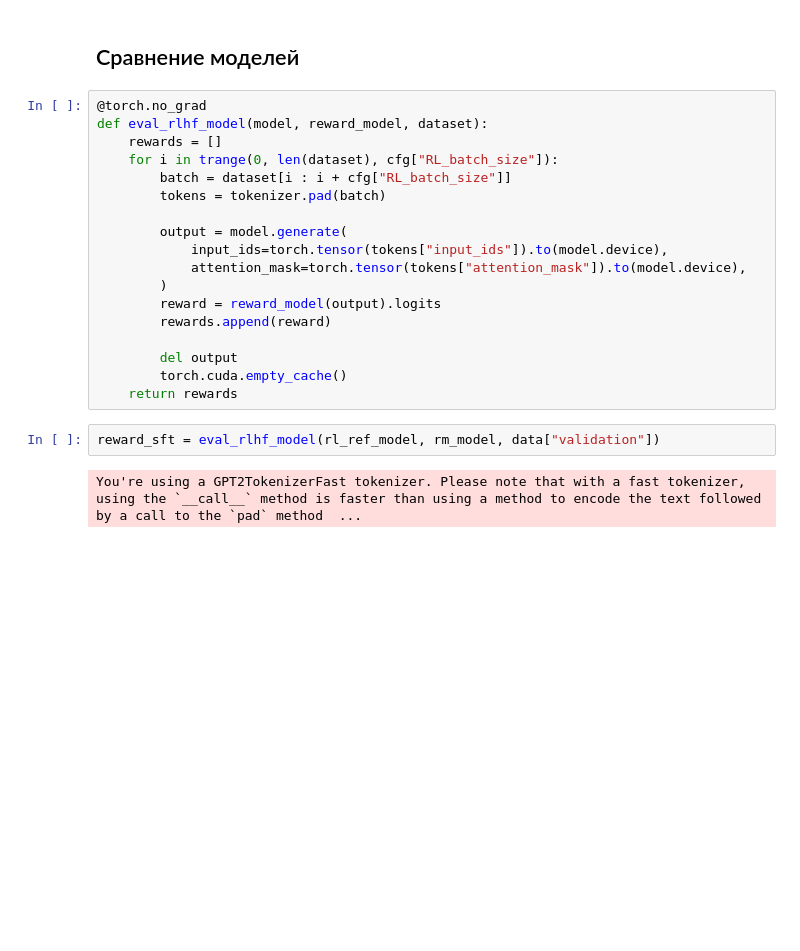
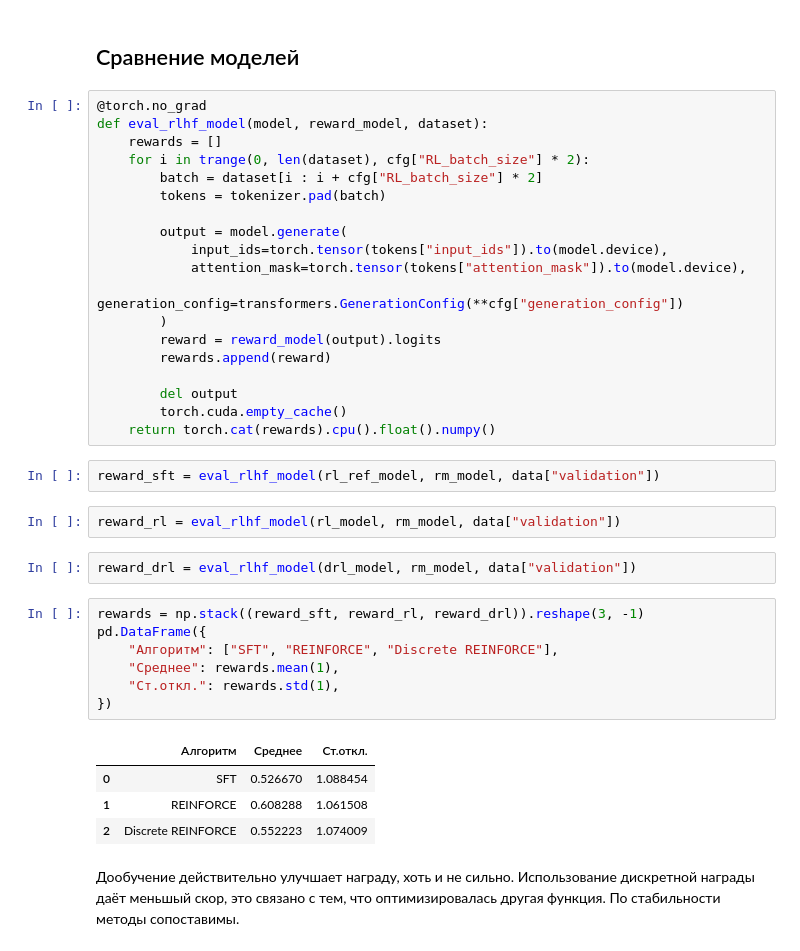
Before and after one commit to mug-4-ur-pc/reinforce_with_discrete_reward, a Jupyter notebook: reinforce.ipynb, the cells around one changed output. Drawn from its saved outputs; the diff is of its cells as text; blank space fills up the shorter version.

```diff
--- a/reinforce.ipynb
+++ b/reinforce.ipynb
@@ -667,21 +668,41 @@ del drl_trainer
 @torch.no_grad
 def eval_rlhf_model(model, reward_model, dataset):
     rewards = []
-    for i in trange(0, len(dataset), cfg["RL_batch_size"]):
-        batch = dataset[i : i + cfg["RL_batch_size"]]
+    for i in trange(0, len(dataset), cfg["RL_batch_size"] * 2):
+        batch = dataset[i : i + cfg["RL_batch_size"] * 2]
         tokens = tokenizer.pad(batch)
 
         output = model.generate(
             input_ids=torch.tensor(tokens["input_ids"]).to(model.device),
             attention_mask=torch.tensor(tokens["attention_mask"]).to(model.device),
+            generation_config=transformers.GenerationConfig(**cfg["generation_config"])
         )
         reward = reward_model(output).logits
         rewards.append(reward)
 
         del output
         torch.cuda.empty_cache()
-    return rewards
+    return torch.cat(rewards).cpu().float().numpy()
 # %%
 reward_sft = eval_rlhf_model(rl_ref_model, rm_model, data["validation"])
-# %% [output]
-You're using a GPT2TokenizerFast tokenizer. Please note that with a fast tokenizer, using the `__call__` method is faster than using a method to encode the text followed by a call to the `pad` method  ...
+# %%
+reward_rl = eval_rlhf_model(rl_model, rm_model, data["validation"])
+# %%
+reward_drl = eval_rlhf_model(drl_model, rm_model, data["validation"])
+# %%
+rewards = np.stack((reward_sft, reward_rl, reward_drl)).reshape(3, -1)
+pd.DataFrame({
+    "Алгоритм": ["SFT", "REINFORCE", "Discrete REINFORCE"],
+    "Среднее": rewards.mean(1),
+    "Ст.откл.": rewards.std(1),
+})
+# %% [output]
+|  | Алгоритм | Среднее | Ст.откл. |
+| 0 | SFT | 0.526670 | 1.088454 |
+| 1 | REINFORCE | 0.608288 | 1.061508 |
+| 2 | Discrete REINFORCE | 0.552223 | 1.074009 |
+# %% [markdown]
+Дообучение действительно улучшает награду, хоть и не сильно.
+Использование дискретной награды даёт меньшый скор,
+это связано с тем, что оптимизировалась другая функция.
+По стабильности методы сопоставимы.
```
Also changed, not shown: parts of 2 cells of this notebook, 1 other file.
